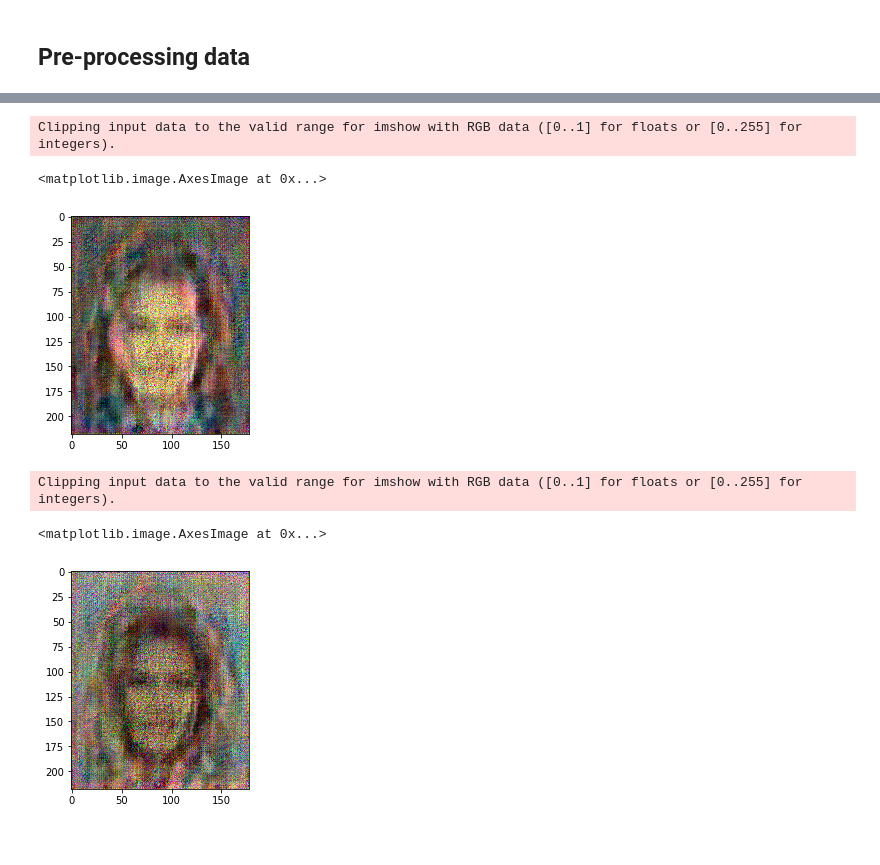
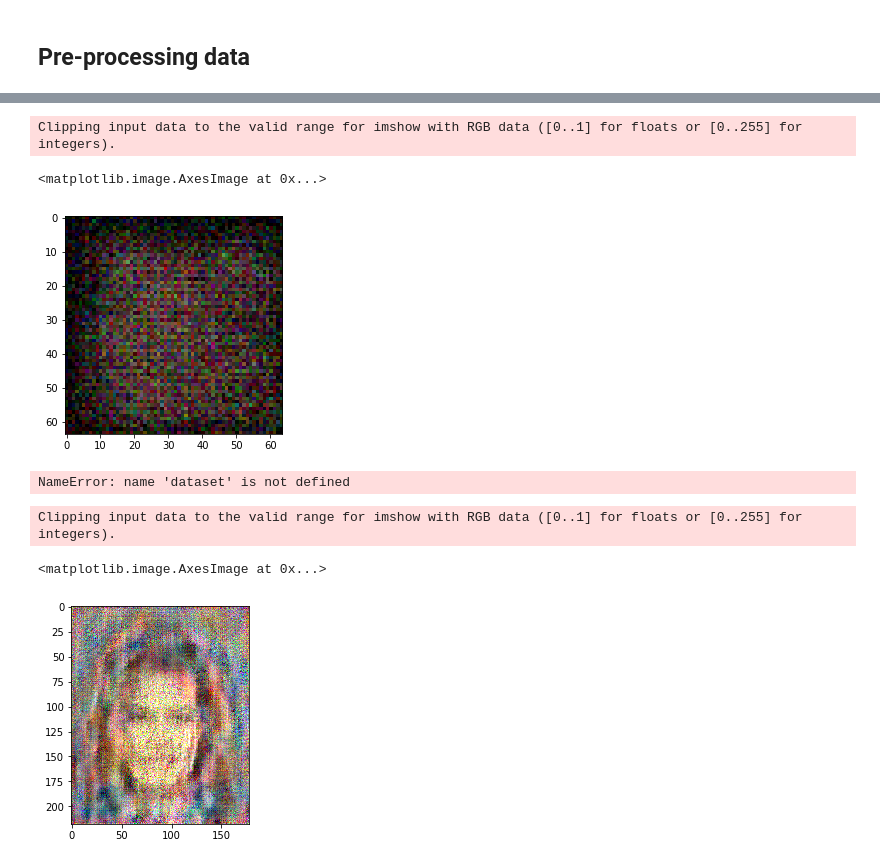
Before and after one commit to sussco/GAN-CelebFaces, a Jupyter notebook: GAN_D_Conv.ipynb, the cells around one changed output, grey strips where cells are left out. Saved outputs shown, nothing was run; the diff lists cells and outputs as text; code cells hidden in the pictures.

```diff
--- a/GAN_D_Conv.ipynb
+++ b/GAN_D_Conv.ipynb
@@ -117,2 +79,0 @@ Z = tf.placeholder(tf.float32,[None,100])
-# %%
-G_sample = generator_mlp(Z)
@@ -122,30 +84,27 @@ f_logits = discriminator_cnn(G_sample, reuse=True)
 # %%
-disc_loss = tf.reduce_mean(tf.nn.sigmoid_cross_entropy_with_logits(logits=r_logits,labels=tf.ones_like(r_logits)) + tf.nn.sigmoid_cross_entropy_with_logits(logits=f_logits,labels=tf.zeros_like(f_logits)))
-gen_loss = tf.reduce_mean(tf.nn.sigmoid_cross_entropy_with_logits(logits=f_logits,labels=tf.ones_like(f_logits)))
+D_loss = tf.reduce_mean(tf.nn.sigmoid_cross_entropy_with_logits(logits=true_data_logits,labels=tf.ones_like(true_data_logits)) + tf.nn.sigmoid_cross_entropy_with_logits(logits=fake_data_logits,labels=tf.zeros_like(fake_data_logits)))
+G_loss = tf.reduce_mean(tf.nn.sigmoid_cross_entropy_with_logits(logits=fake_data_logits,labels=tf.ones_like(fake_data_logits)))
 # %%
-gen_vars = tf.get_collection(tf.GraphKeys.GLOBAL_VARIABLES,scope="GAN/Generator")
-disc_vars = tf.get_collection(tf.GraphKeys.GLOBAL_VARIABLES,scope="GAN/Discriminator")
+G_variables = tf.get_collection(tf.GraphKeys.GLOBAL_VARIABLES,scope="Generator")
+D_variables = tf.get_collection(tf.GraphKeys.GLOBAL_VARIABLES,scope="Discriminator")
 
-gen_step = tf.train.RMSPropOptimizer(learning_rate=0.001).minimize(gen_loss,var_list = gen_vars) # G Train step
-disc_step = tf.train.RMSPropOptimizer(learning_rate=0.001).minimize(disc_loss,var_list = disc_vars) # D Train step
+G_step = tf.train.RMSPropOptimizer(learning_rate=0.001).minimize(G_loss,var_list = G_variables) # G Train step
+D_step = tf.train.RMSPropOptimizer(learning_rate=0.001).minimize(D_loss,var_list = D_variables) # D Train step
 # %%
 sess = tf.Session()
 tf.global_variables_initializer().run(session=sess)
 
-batch_size = 10
-nd_steps = 10
-ng_steps = 10
-dataset = get_data_normalized(1000)
+batch_size = 1200
 
-for i in range(1000):
-    X_batch = get_batch(batch_size, dataset)
-    Z_batch = sample_Z(batch_size, 100)
-    _, dloss = sess.run([disc_step, disc_loss], feed_dict={X: X_batch, Z: Z_batch})
-    _, gloss = sess.run([gen_step, gen_loss], feed_dict={Z: Z_batch})
+for i in range(100):
+    X_batch = get_batch(batch_size)
+    Z_batch = sample_Z(batch_size, 128)
+    _, Dloss = sess.run([D_step, D_loss], feed_dict={X: X_batch, Z: Z_batch})
+    _, Gloss = sess.run([G_step, G_loss], feed_dict={Z: Z_batch})
 
-    print("Iterations: %d\t Discriminator loss: %.4f\t Generator loss: %.4f"%(i,dloss,gloss))
-Z_batch = sample_Z(1, 100)
-X_batch = get_batch(1, dataset)
-sess.run(G_sample, feed_dict={X: X_batch, Z: Z_batch})
-plt.imshow(tf.reshape(G_sample, shape=(218,178,3)).eval(session=sess, feed_dict={X: X_batch, Z: Z_batch}))
+    print("N: %d\t D_loss: %.4f\t G_loss: %.4f"%(i,Dloss,Gloss))
+Z_batch = sample_Z(1, 128)
+X_batch = get_batch(1)
+sess.run(X_fake, feed_dict={X: X_batch, Z: Z_batch})
+plt.imshow(tf.reshape(X_fake, shape=(64,64,3)).eval(session=sess, feed_dict={X: X_batch, Z: Z_batch}))
 # %% [output]
@@ -172,18 +128,25 @@ Clipping input data to the valid range for imshow with RGB data ([0..1] for floa
+# %%
+Z_batch = sample_Z(1, 128)
+X_batch = get_batch(1)
+sess.run(G_sample, feed_dict={X: X_batch, Z: Z_batch})
+plt.imshow(tf.reshape(G_sample, shape=(64,64,3)).eval(session=sess, feed_dict={X: X_batch, Z: Z_batch}))
+# %% [output]
+Clipping input data to the valid range for imshow with RGB data ([0..1] for floats or [0..255] for integers).
+<matplotlib.image.AxesImage at 0x...>
+[figure, added]
 # %%
 Z_batch = sample_Z(1, 100)
 X_batch = get_batch(1, dataset)
-sess.run(G_sample, feed_dict={X: X_batch, Z: Z_batch})
-plt.imshow(tf.reshape(G_sample, shape=(218,178,3)).eval(session=sess, feed_dict={X: X_batch, Z: Z_batch}))
+sess.run(X_fake, feed_dict={X: X_batch, Z: Z_batch})
+plt.imshow(tf.reshape(X_fake, shape=(218,178,3)).eval(session=sess, feed_dict={X: X_batch, Z: Z_batch}))
 # %% [output]
-Clipping input data to the valid range for imshow with RGB data ([0..1] for floats or [0..255] for integers).
+NameError: name 'dataset' is not defined
-<matplotlib.image.AxesImage at 0x...>
-[figure, removed]
 # %%
 Z_batch = sample_Z(1, 100)
 X_batch = get_batch(1, dataset)
-sess.run(G_sample, feed_dict={X: X_batch, Z: Z_batch})
-plt.imshow(tf.reshape(G_sample, shape=(218,178,3)).eval(session=sess, feed_dict={X: X_batch, Z: Z_batch}))
+sess.run(X_fake, feed_dict={X: X_batch, Z: Z_batch})
+plt.imshow(tf.reshape(X_fake, shape=(218,178,3)).eval(session=sess, feed_dict={X: X_batch, Z: Z_batch}))
 # %% [output]
 Clipping input data to the valid range for imshow with RGB data ([0..1] for floats or [0..255] for integers).
 <matplotlib.image.AxesImage at 0x...>
-[figure, old version]
+[figure, new version]
```
Also changed, not shown: parts of 12 cells of this notebook, 1 other file.
